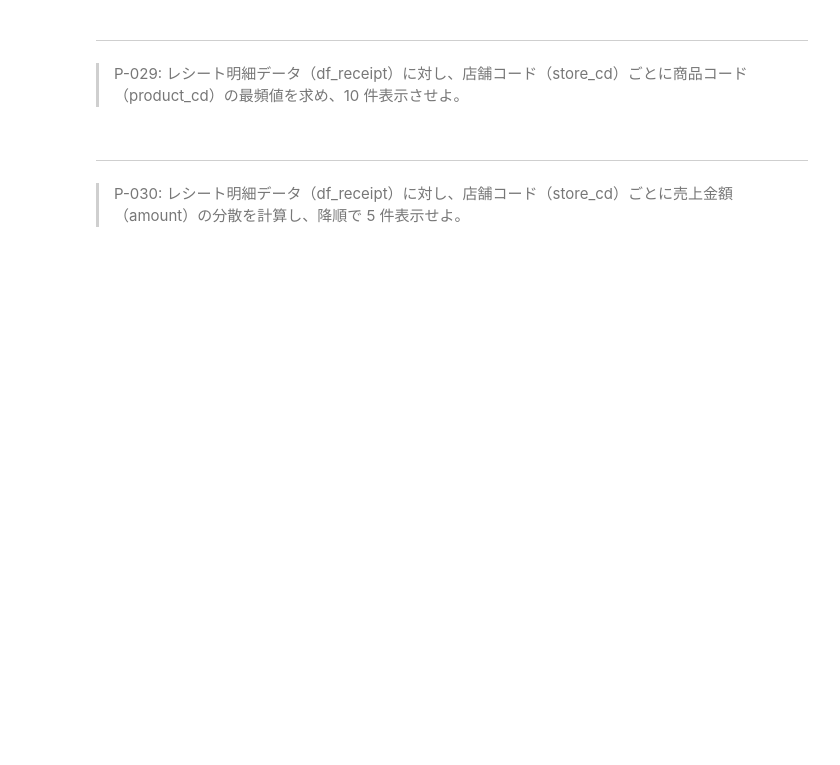
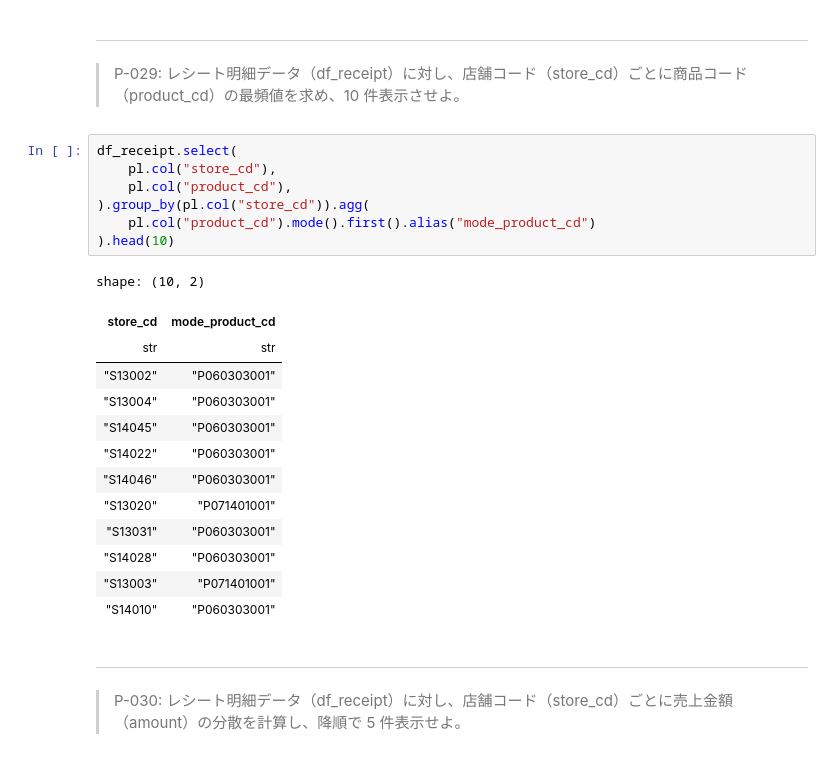
Before and after one commit to NMZ0429/ds_100knocks, a Jupyter notebook: content/100knocks-preprocess/docker/work/preprocess_knock_Python.ipynb, the cells around one changed output. Cells and saved outputs as stored; diff of their text form; blank space fills up the shorter version.

```diff
--- a/content/100knocks-preprocess/docker/work/preprocess_knock_Python.ipynb
+++ b/content/100knocks-preprocess/docker/work/preprocess_knock_Python.ipynb
@@ -591,6 +647,27 @@ shape: (8_307, 2)
 ---
 
 > P-029: レシート明細データ（df_receipt）に対し、店舗コード（store_cd）ごとに商品コード（product_cd）の最頻値を求め、10 件表示させよ。
+# %%
+df_receipt.select(
+    pl.col("store_cd"),
+    pl.col("product_cd"),
+).group_by(pl.col("store_cd")).agg(
+    pl.col("product_cd").mode().first().alias("mode_product_cd")
+).head(10)
+# %% [output]
+shape: (10, 2)
+| store_cd | mode_product_cd |
+| str | str |
+| "S13002" | "P060303001" |
+| "S13004" | "P060303001" |
+| "S14045" | "P060303001" |
+| "S14022" | "P060303001" |
+| "S14046" | "P060303001" |
+| "S13020" | "P071401001" |
+| "S13031" | "P060303001" |
+| "S14028" | "P060303001" |
+| "S13003" | "P071401001" |
+| "S14010" | "P060303001" |
 # %% [markdown]
 ---
 
```
Also changed, not shown: parts of 7 cells of this notebook.
